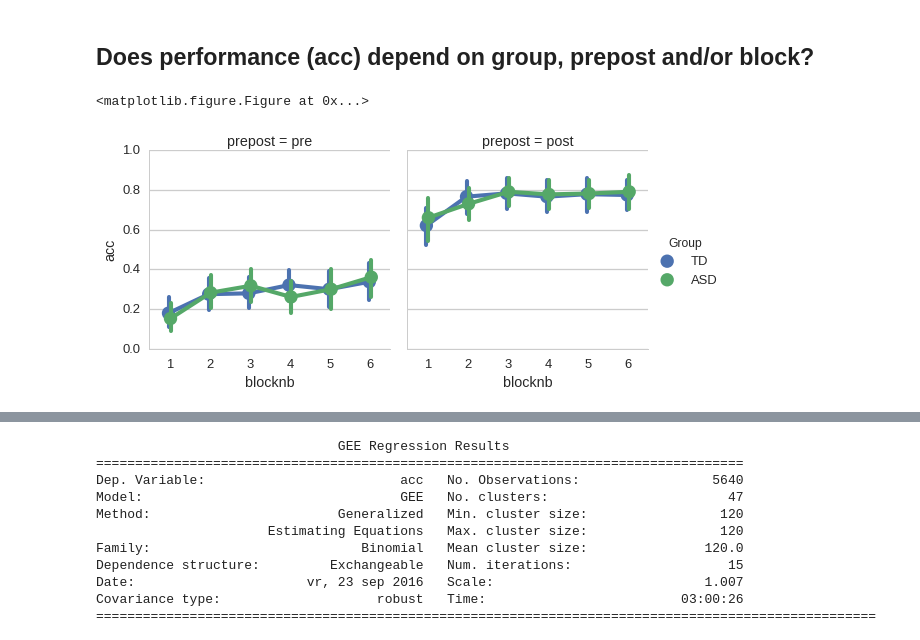
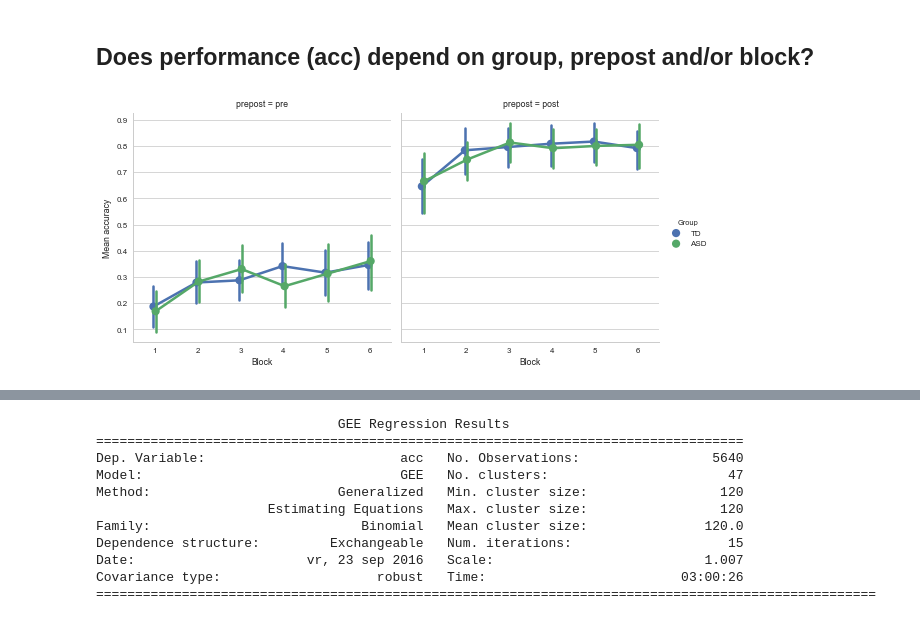
Before and after one commit to hoenir/MooneyTD, a Jupyter notebook: FullAnalysesNotebook.ipynb, the cells around one changed output, grey strips where cells are left out. Drawn from its saved outputs; the diff is of its cells as text; code cells hidden in the pictures.

```diff
--- a/FullAnalysesNotebook.ipynb
+++ b/FullAnalysesNotebook.ipynb
@@ -546,5 +561,6 @@ save_fig(f, "mediansplitAQ_acc_prepost")
 # %%
 # scatterplot of pre vs post accuracy
+sns.set_context("paper")
 dfwide= pd.pivot_table(data=dfgrouped, values=["acc"], index=['id'],columns=['prepost']).reset_index()
 dfwide.columns = [' '.join(col).strip() for col in dfwide.columns.values]
 dfwide= pd.merge(dfwide, dfgrouped[['id','AQlevel']], how='inner', on='id').drop_duplicates(subset="id")
@@ -1206,10 +1160,16 @@ sns.violinplot(x="prepost", y="response", hue="Group",data=fa, inner="stick", do
 # %% [markdown]
 ## Does performance (acc) depend on group, prepost and/or block?
 # %%
-sns.factorplot(x="blocknb", y="acc",hue='Group', col='prepost', units="id",data=df, dodge=True);
+sns.set_context("paper")
+sns.set_style("whitegrid")
+f = sns.factorplot(x="blocknb", y="acc",hue='Group', col='prepost', units="id",data=df, dodge=True, sharey=True);
+axes = f.axes
+axes[0,0].set_ylabel("Mean accuracy")
+axes[0,0].set_xlabel("Block")
+axes[0,1].set_xlabel("Block")
+save_fig(f, "ASDblockAcc")
 # %% [output]
-<matplotlib.figure.Figure at 0x...>
-[figure, old version]
+[figure, new version]
 # %%
 # model formulation
 fml = "acc ~ prepost * Group + blocknb"
```
Also changed, not shown: parts of 30 cells of this notebook, 28 other files.
